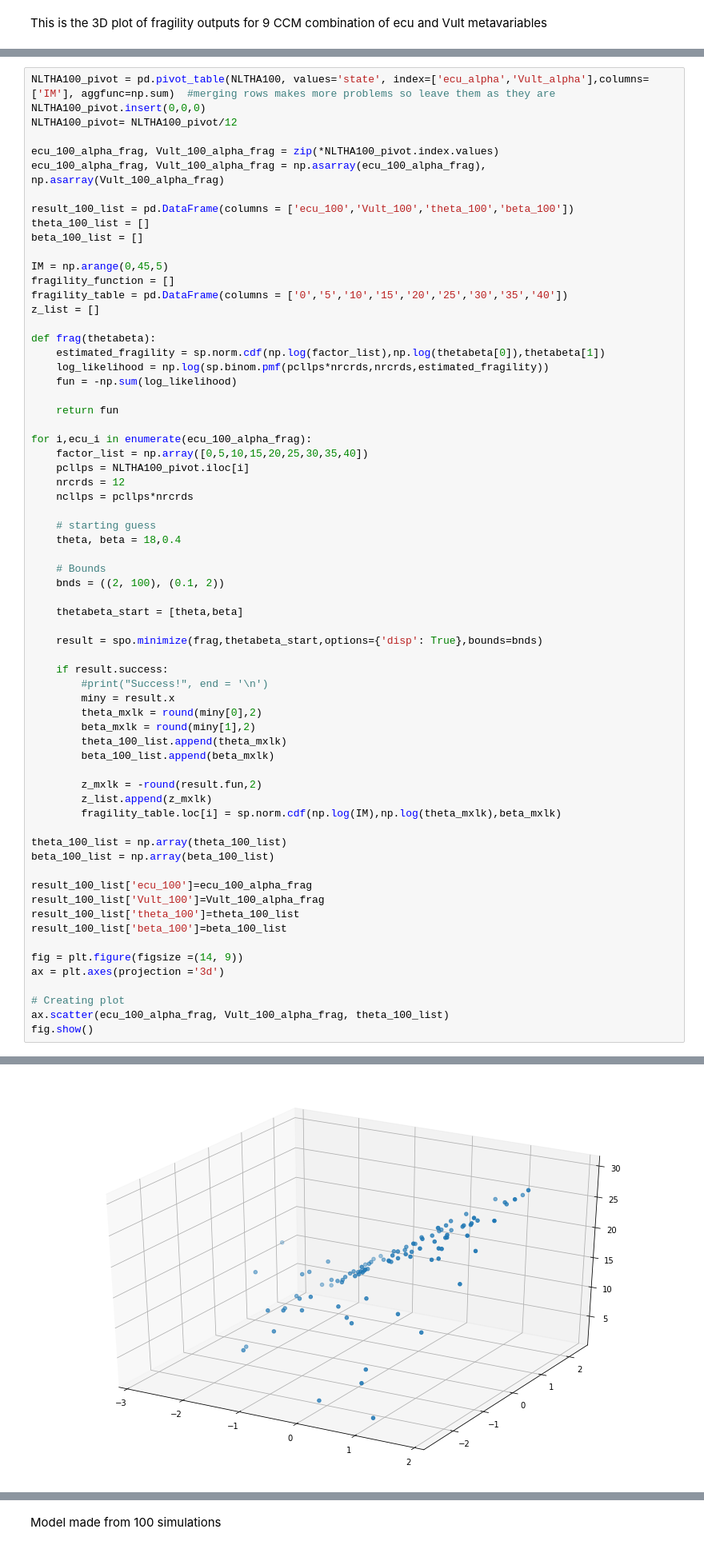
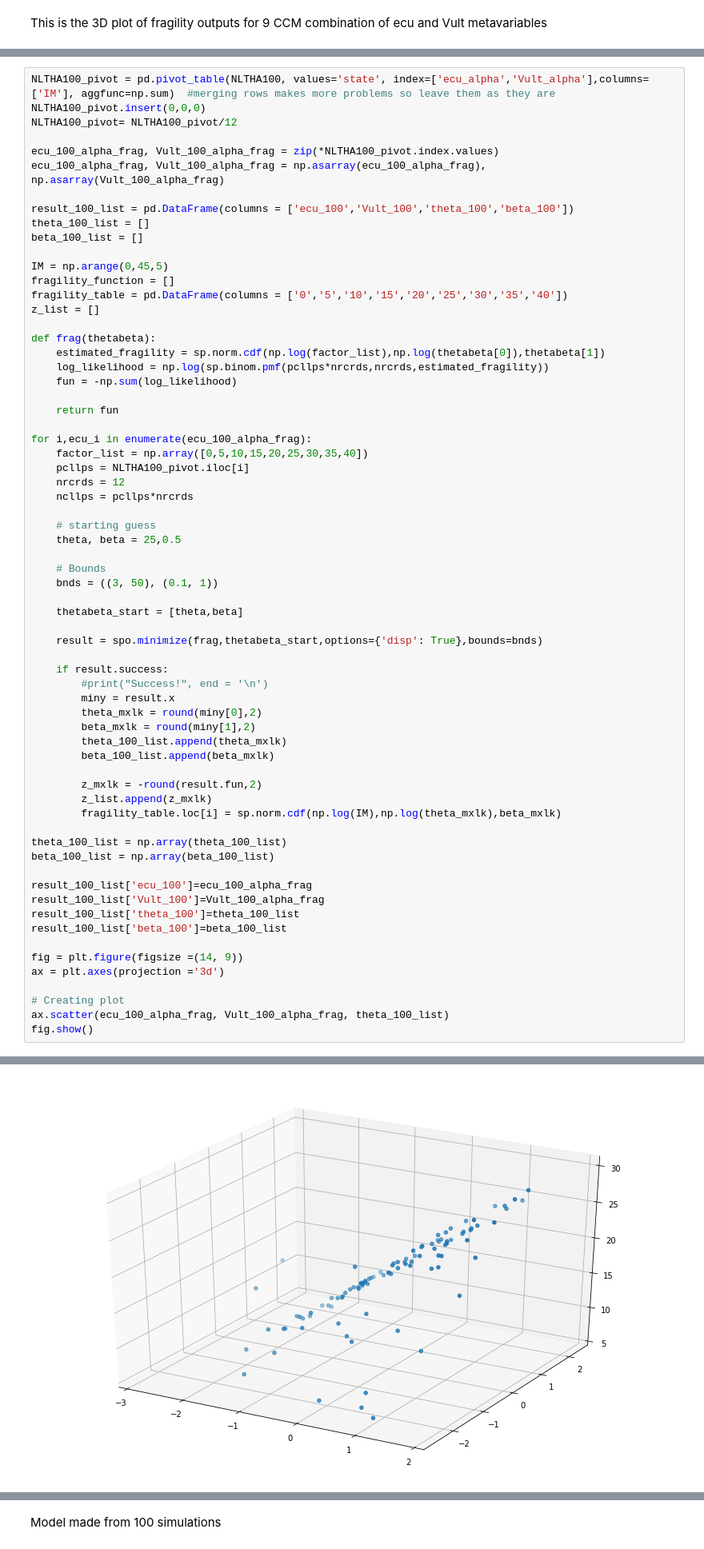
Before and after one commit to mtareqsoliman/msthesis, a Jupyter notebook: 9CCM_10202022.ipynb, the cells around one changed output, grey strips where cells are left out. Shown at 80% size. Saved outputs shown, nothing was run; the diff lists cells and outputs as text.

```diff
--- a/9CCM_10202022.ipynb
+++ b/9CCM_10202022.ipynb
@@ -363,10 +363,10 @@ for i,ecu_i in enumerate(ecu_100_alpha_frag):
     ncllps = pcllps*nrcrds
 
     # starting guess
-    theta, beta = 18,0.4
+    theta, beta = 25,0.5
 
     # Bounds
-    bnds = ((2, 100), (0.1, 2))
+    bnds = ((3, 50), (0.1, 1))
 
     thetabeta_start = [theta,beta]
 
@@ -415,8 +415,8 @@ divide by zero encountered in log
 divide by zero encountered in log
 
 
 divide by zero encountered in log
-[figure, old version]
+[figure, new version]
 # %%
 
 
```
Also changed, not shown: parts of 4 cells of this notebook.
